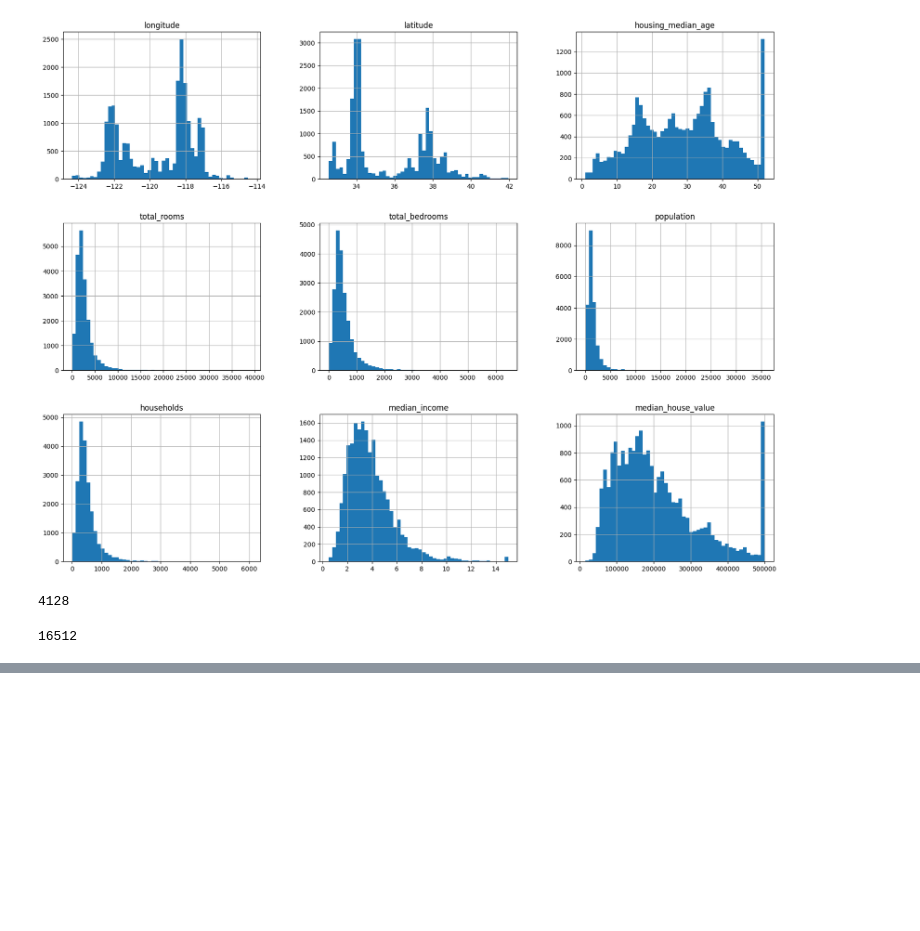
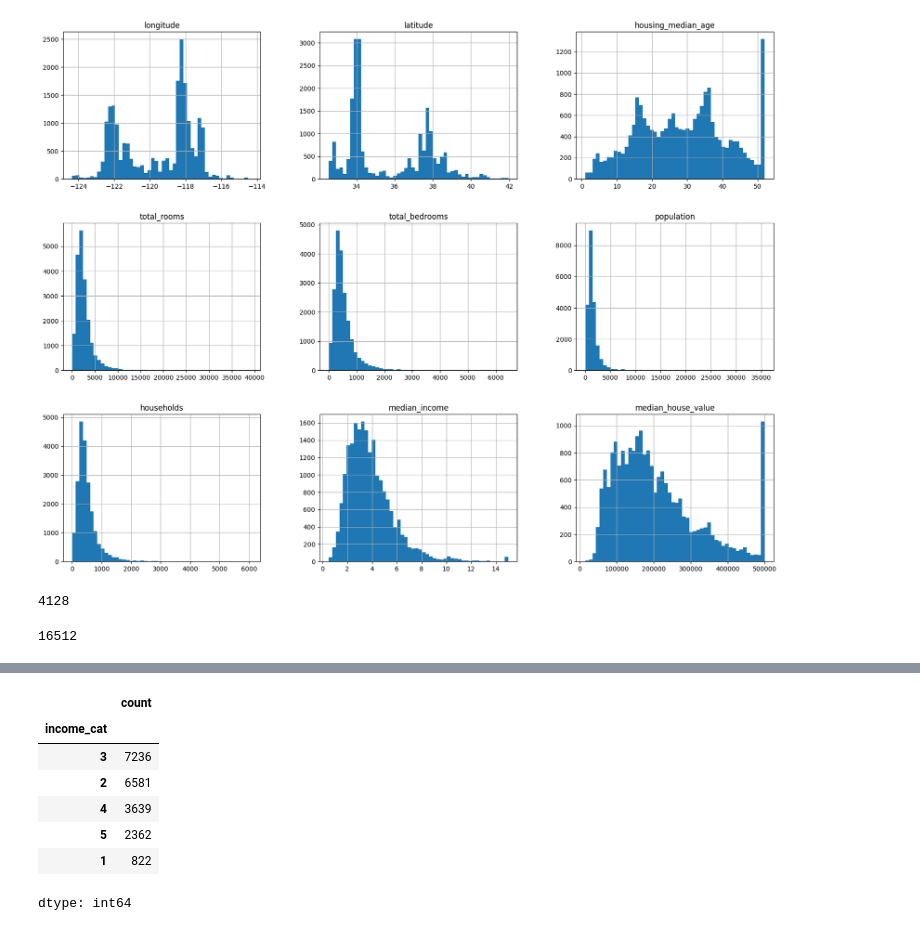
Before and after one commit to ShashankMk031/Housing_linear-regression_model, a Jupyter notebook: Housing_Linear_regression_model.ipynb, the cells around one changed output, grey strips where cells are left out. Cells and saved outputs as stored; diff of their text form; code cells hidden in the pictures; blank space fills up the shorter version.

```diff
--- a/Housing_Linear_regression_model.ipynb
+++ b/Housing_Linear_regression_model.ipynb
@@ -120,0 +138,11 @@ len(train_set)
+# %%
+housing["income_cat"].value_counts()
+# %% [output]
+|  | count |
+| income_cat |  |
+| 3 | 7236 |
+| 2 | 6581 |
+| 4 | 3639 |
+| 5 | 2362 |
+| 1 | 822 |
+dtype: int64
```
Also changed, not shown: parts of 8 cells of this notebook.
